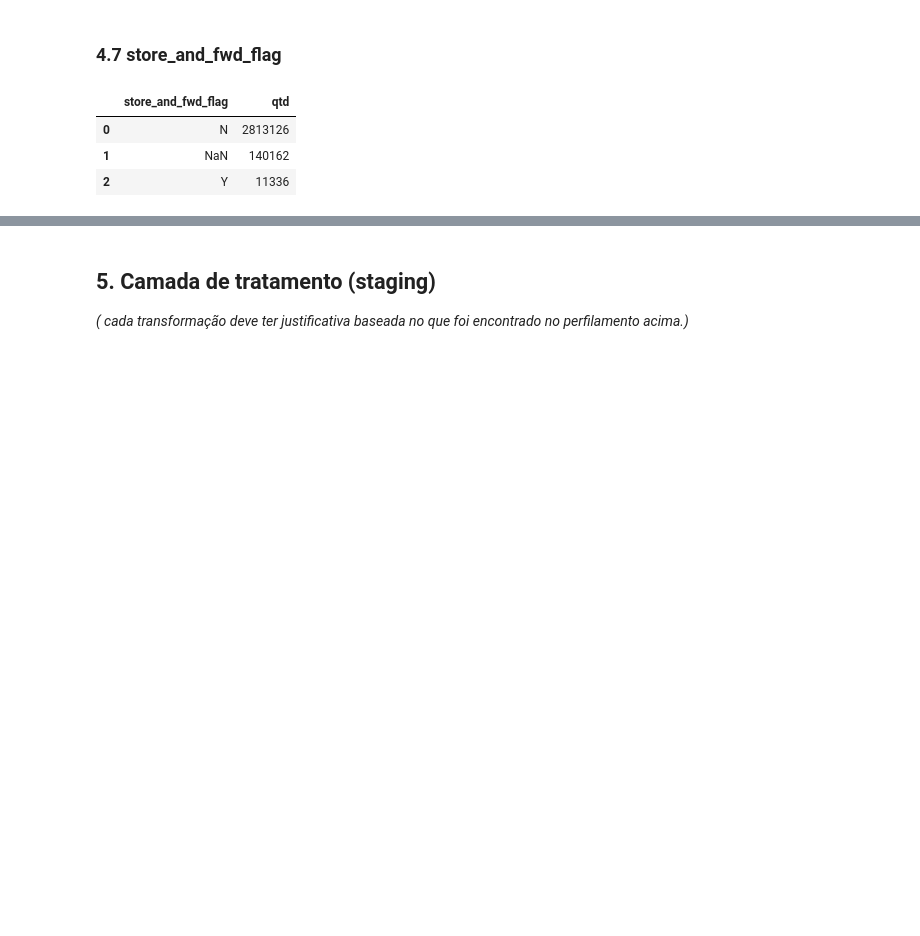
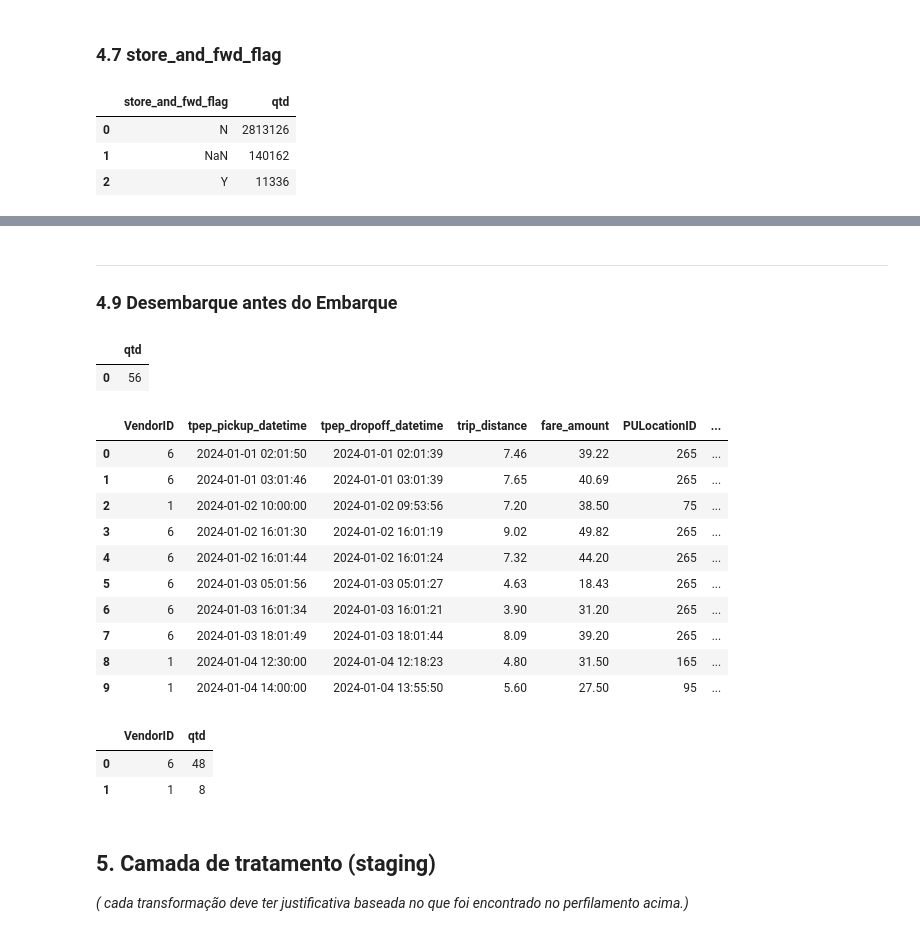
Before and after one commit to JohnnyFRL/led_taxi_elt, a Jupyter notebook: ipynb/elt_nyc_taxi.ipynb, the cells around one changed output, grey strips where cells are left out. Saved outputs shown, nothing was run; the diff lists cells and outputs as text; code cells hidden in the pictures; blank space fills up the shorter version.

```diff
--- a/ipynb/elt_nyc_taxi.ipynb
+++ b/ipynb/elt_nyc_taxi.ipynb
@@ -258,3 +331,49 @@ con.execute("""
+# %% [markdown]
+---
+
+### 4.9 Desembarque antes do Embarque
+# %%
+con.execute("""
+    SELECT COUNT(*) AS qtd
+    FROM raw_yellow_tripdata
+    WHERE tpep_dropoff_datetime < tpep_pickup_datetime
+""").fetchdf()
+# %% [output]
+|  | qtd |
+| 0 | 56 |
+# %%
+con.execute("""
+    SELECT VendorID, tpep_pickup_datetime, tpep_dropoff_datetime,
+           trip_distance, fare_amount, PULocationID, DOLocationID
+    FROM raw_yellow_tripdata
+    WHERE tpep_dropoff_datetime < tpep_pickup_datetime
+    ORDER BY tpep_pickup_datetime
+    LIMIT 10
+""").fetchdf()
+# %% [output]
+|  | VendorID | tpep_pickup_datetime | tpep_dropoff_datetime | trip_distance | fare_amount | PULocationID | ... |
+| 0 | 6 | 2024-01-01 02:01:50 | 2024-01-01 02:01:39 | 7.46 | 39.22 | 265 | ... |
+| 1 | 6 | 2024-01-01 03:01:46 | 2024-01-01 03:01:39 | 7.65 | 40.69 | 265 | ... |
+| 2 | 1 | 2024-01-02 10:00:00 | 2024-01-02 09:53:56 | 7.20 | 38.50 | 75 | ... |
+| 3 | 6 | 2024-01-02 16:01:30 | 2024-01-02 16:01:19 | 9.02 | 49.82 | 265 | ... |
+| 4 | 6 | 2024-01-02 16:01:44 | 2024-01-02 16:01:24 | 7.32 | 44.20 | 265 | ... |
+| 5 | 6 | 2024-01-03 05:01:56 | 2024-01-03 05:01:27 | 4.63 | 18.43 | 265 | ... |
+| 6 | 6 | 2024-01-03 16:01:34 | 2024-01-03 16:01:21 | 3.90 | 31.20 | 265 | ... |
+| 7 | 6 | 2024-01-03 18:01:49 | 2024-01-03 18:01:44 | 8.09 | 39.20 | 265 | ... |
+| 8 | 1 | 2024-01-04 12:30:00 | 2024-01-04 12:18:23 | 4.80 | 31.50 | 165 | ... |
+| 9 | 1 | 2024-01-04 14:00:00 | 2024-01-04 13:55:50 | 5.60 | 27.50 | 95 | ... |
+# %%
+con.execute("""
+    SELECT VendorID, COUNT(*) AS qtd
+    FROM raw_yellow_tripdata
+    WHERE tpep_dropoff_datetime < tpep_pickup_datetime
+    GROUP BY VendorID
+    ORDER BY qtd DESC
+""").fetchdf()
+# %% [output]
+|  | VendorID | qtd |
+| 0 | 6 | 48 |
+| 1 | 1 | 8 |
 # %% [markdown]
 ## 5. Camada de tratamento (staging)
 
```
Also changed, not shown: parts of 6 cells of this notebook.
